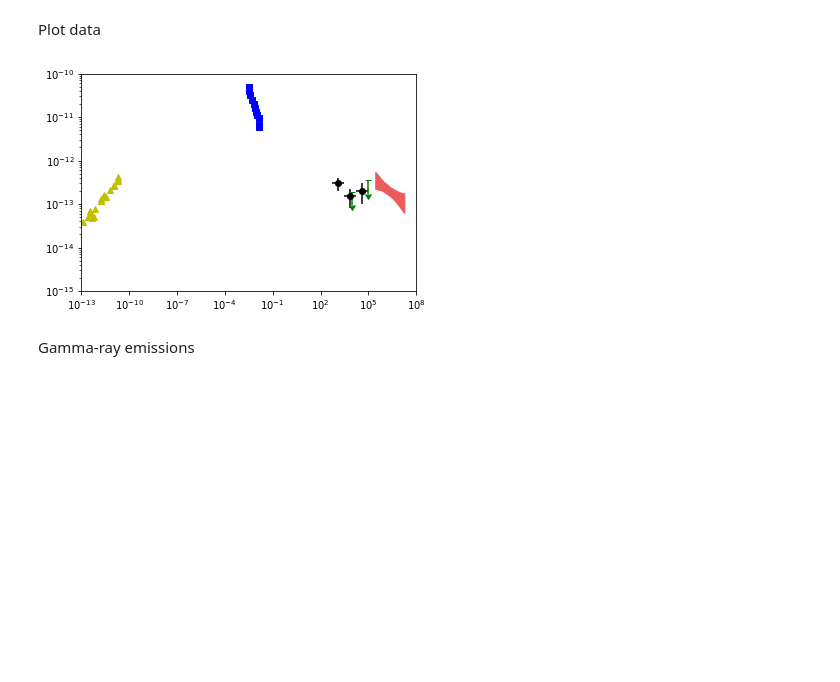
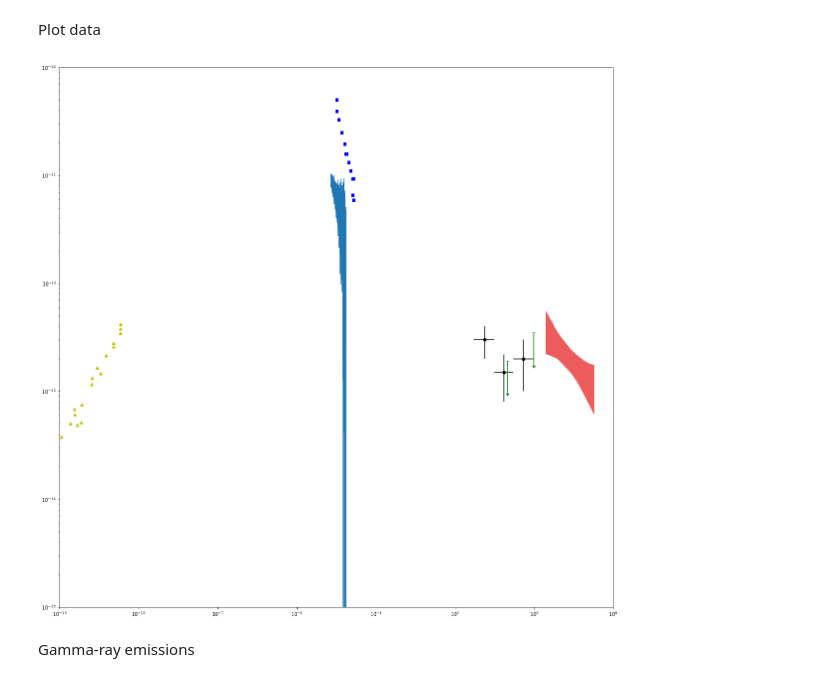
Before and after one commit to Sruthi-Ravikularaman/SN1006, a Jupyter notebook: SN1006_test.ipynb, the cells around one changed output. Drawn from its saved outputs; the diff is of its cells as text; code cells hidden in the pictures; blank space fills up the shorter version.

Commit message:
new electron cut off and new xmm data nb

```diff
--- a/SN1006_test.ipynb
+++ b/SN1006_test.ipynb
@@ -100,3 +102,14 @@ Ex, Phi_xray = xray_data[:, 0] * 1e-6, xray_data[:, 1] * 1.602e-12
 Ef, Efm, Efp, Phi_fermi, Phi_fp, Phi_fm = fermi_data[:, 0] * 1e3, fermi_data[:, 1] * 1e3, fermi_data[:, 2] * 1e3, fermi_data[:, 3], fermi_data[:, 4], fermi_data[:, 5]
 Efu, Phi_fermi_up = fermi_upper_data[:, 0] * 1e-6, fermi_upper_data[:, 1]
 Eh, Phi_hp, Phi_hm = hess_data[:, 0] * 1e-6, hess_data[:, 1], hess_data[:, 2]
+# %%
+xmm_nb_data = np.genfromtxt(open("SN1006_data_SW_XMM_narrowBand.txt", "r"), delimiter=',', skip_header=1) # in keV and photons cm-2 s-1 keV-1
+Exm_nb, Exm_nb_err, Phi_xmm_nb, Phi_xmm_nb_err = xmm_nb_data[:, 0] * 1e-3, xmm_nb_data[:, 1] * 1e-3, (xmm_nb_data[:, 2] * (xmm_nb_data[:, 0]**2)) * 1.602e-9, (xmm_nb_data[:, 3] * (xmm_nb_data[:, 0]**2)) * 1.602e-9
+cond = Phi_xmm_nb >= 0
+Exm_nb, Exm_nb_err, Phi_xmm_nb, Phi_xmm_nb_err = Exm_nb[cond], Exm_nb_err[cond], Phi_xmm_nb[cond], Phi_xmm_nb_err[cond]
+# %%
+plt.errorbar(Exm_nb, Phi_xmm_nb, yerr=Phi_xmm_nb_err, xerr=Exm_nb_err, color='teal', ecolor='teal', marker='o', linestyle='None', label='XMM')
+plt.xscale('log')
+plt.yscale('log')
+plt.rcParams['figure.figsize'] = [20, 20]
+plt.show()
@@ -102,0 +118,7 @@ Eh, Phi_hp, Phi_hm = hess_data[:, 0] * 1e-6, hess_data[:, 1], hess_data[:, 2]
+# %%
+plt.scatter(Exm_nb, Phi_xmm_nb, color='black')
+plt.scatter(Exm_nb, Phi_xmm_nb_err, color='red')
+plt.xscale('log')
+plt.yscale('log')
+plt.rcParams['figure.figsize'] = [20, 20]
+plt.show()
@@ -102,0 +127,9 @@ Eh, Phi_hp, Phi_hm = hess_data[:, 0] * 1e-6, hess_data[:, 1], hess_data[:, 2]
+# %%
+plt.scatter(Exm_nb[-10], Phi_xmm_nb[-10], marker='o')
+el = plt.errorbar(Exm_nb[-10], Phi_xmm_nb[-10], yerr=Phi_xmm_nb_err[-10], xerr=Exm_nb_err[-10], fmt='b', ecolor='pink', linestyle='None')
+plt.xscale('log')
+plt.yscale('log')
+plt.xlim(1.0e-13,1.0e8)
+plt.ylim(1.0e-15,1.0e-10)
+plt.rcParams['figure.figsize'] = [20, 20]
+plt.show()
@@ -105,18 +140,20 @@ Plot data
 # %%
 plt.plot(Er, Phi_radio, 'y^')
 plt.plot(Ex, Phi_xray, 'bs')
+#plt.errorbar(Exm[1200], Phi_xmm[1200], yerr=Phi_xmm_err[1200], xerr=Exm_err[1200])
+plt.errorbar(Exm_nb, Phi_xmm_nb, yerr=Phi_xmm_nb_err, xerr=Exm_nb_err)
 plt.errorbar(Ef, Phi_fermi, yerr=[Phi_fermi-Phi_fm,Phi_fp-Phi_fermi], xerr=[Ef-Efm,Efp-Ef], fmt='ko')
 plt.errorbar(Efu, Phi_fermi_up, yerr=0.5 * Phi_fermi_up, linestyle='none', marker='_', color="green", uplims=True)
 plt.fill_between(Eh, Phi_hm, Phi_hp, color=[(236.0/255.0,92.0/255.0,92.0/255.0)])
 plt.xscale('log')
 plt.yscale('log')
 #plt.xlabel(r'$E_{\gamma}\mathrm{(eV)}$')
 #plt.ylabel(r'$E^2_\gamma\phi(E_\gamma)\mathrm{(erg cm$^{-2}$ s$^{-1}$)}$')
 plt.xlim(1.0e-13,1.0e8)
 plt.ylim(1.0e-15,1.0e-10)
 plt.show()
 # %% [output]
-[figure, old version]
+[figure, new version]
 # %% [markdown]
 Gamma-ray emissions
 # %%
```
Also changed, not shown: parts of 7 cells of this notebook, 8 other files.
